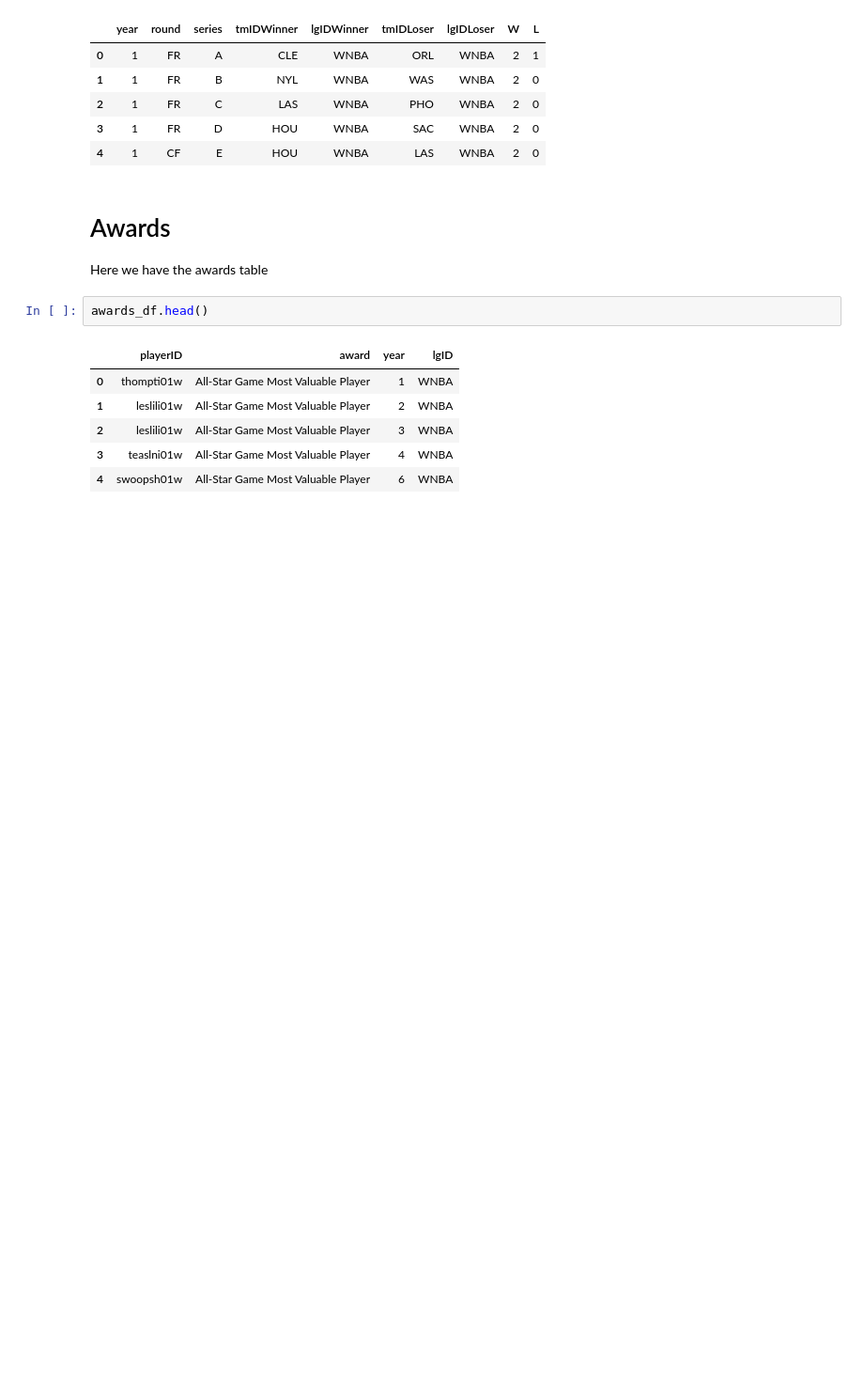
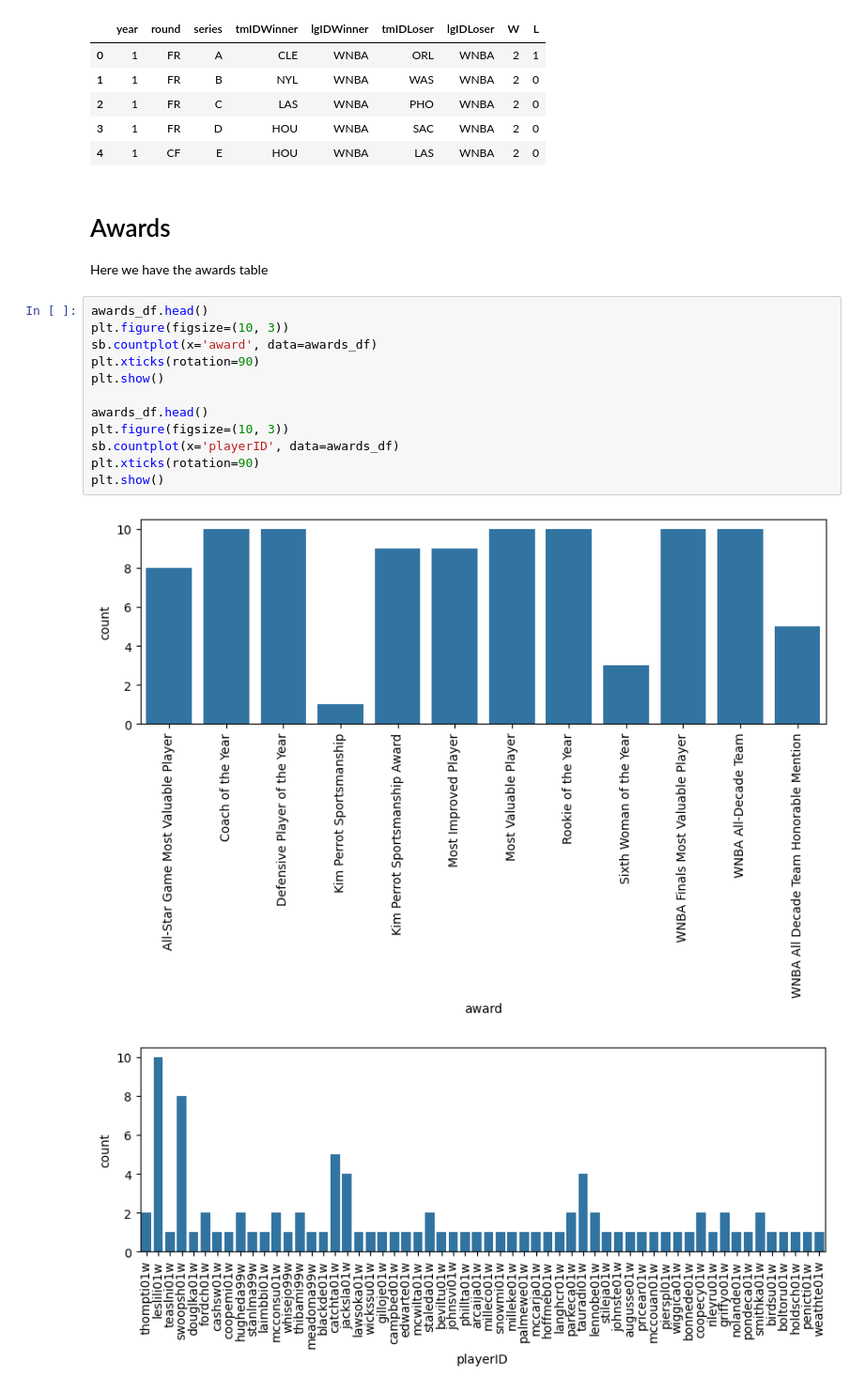
Before and after one commit to torradoov/Data_Mining-WNBA, a Jupyter notebook: notebook.ipynb, the cells around one changed output. Shown at 94% size. Saved outputs shown, nothing was run; the diff lists cells and outputs as text; blank space fills up the shorter version.

```diff
--- a/notebook.ipynb
+++ b/notebook.ipynb
@@ -98,10 +100,16 @@ series_post_df.head()
 Here we have the awards table
 # %%
 awards_df.head()
+plt.figure(figsize=(10, 3))
+sb.countplot(x='award', data=awards_df)
+plt.xticks(rotation=90)
+plt.show()
+
+awards_df.head()
+plt.figure(figsize=(10, 3))
+sb.countplot(x='playerID', data=awards_df)
+plt.xticks(rotation=90)
+plt.show()
 # %% [output]
-|  | playerID | award | year | lgID |
-| 0 | thompti01w | All-Star Game Most Valuable Player | 1 | WNBA |
-| 1 | leslili01w | All-Star Game Most Valuable Player | 2 | WNBA |
-| 2 | leslili01w | All-Star Game Most Valuable Player | 3 | WNBA |
-| 3 | teaslni01w | All-Star Game Most Valuable Player | 4 | WNBA |
-| 4 | swoopsh01w | All-Star Game Most Valuable Player | 6 | WNBA |
+[figure, added]
+[figure, added]
```
Also changed, not shown: parts of 1 cell of this notebook, 1 other file.
